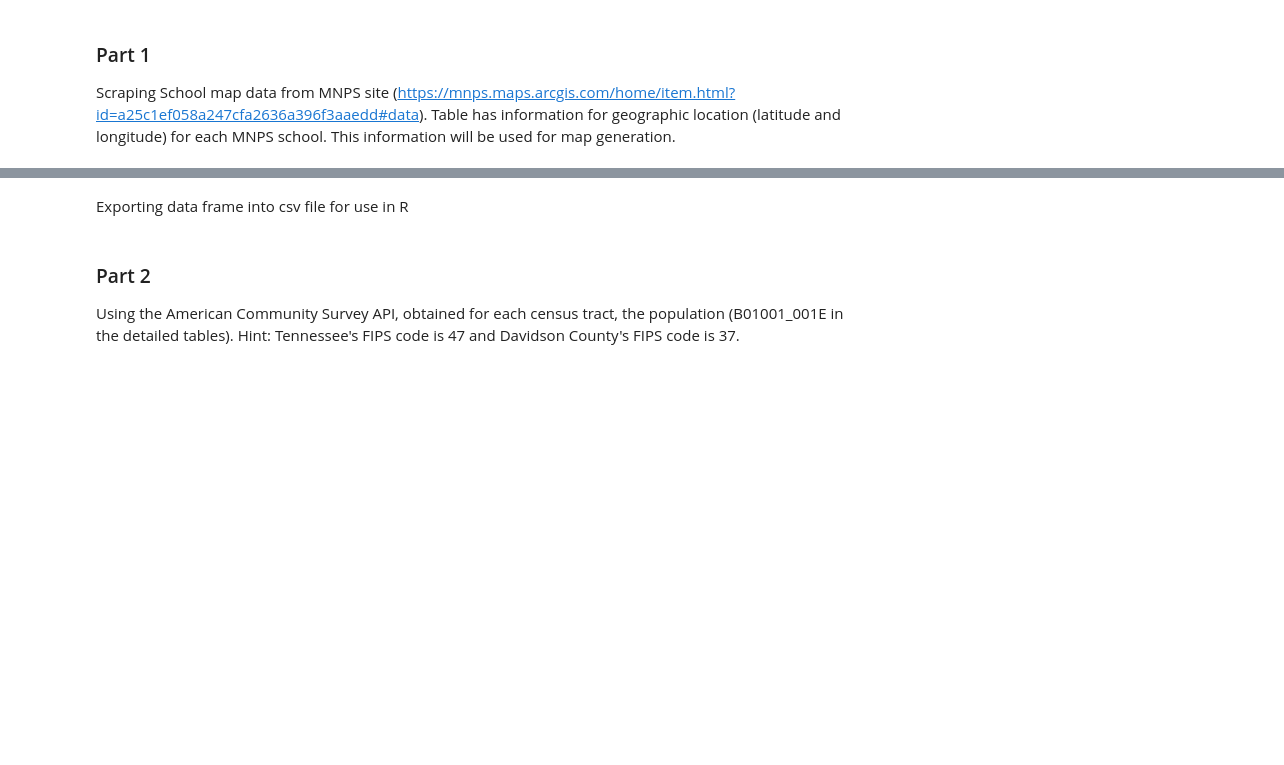
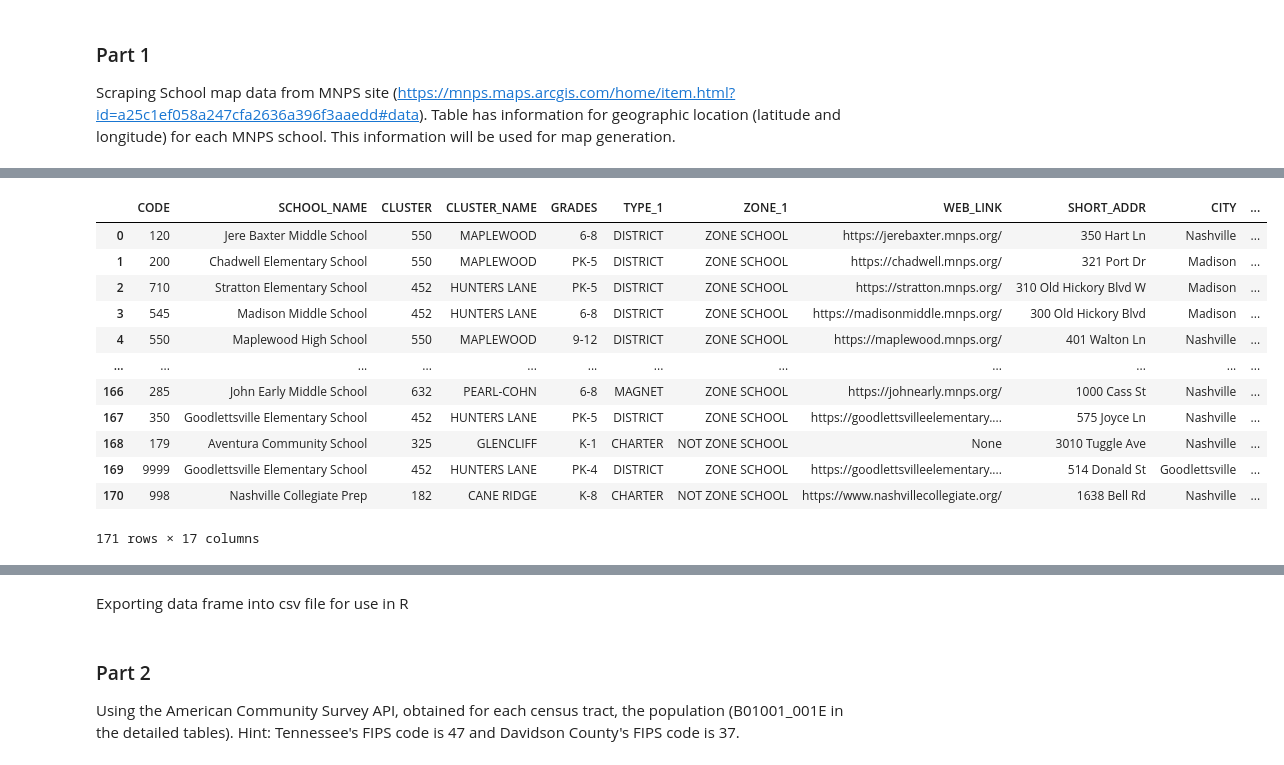
Before and after one commit to ashamaheshwari/Metropolitan-Nashville-School-Enrollement-, a Jupyter notebook: schools_map and census_tract_data.ipynb, the cells around one changed output, grey strips where cells are left out. Saved outputs shown, nothing was run; the diff lists cells and outputs as text; code cells hidden in the pictures; blank space fills up the shorter version.

Commit message:
Data prep

```diff
--- a/schools_map and census_tract_data.ipynb
+++ b/schools_map and census_tract_data.ipynb
@@ -11,5 +11,5 @@ URL = 'https://services.arcgis.com/GBzOxI4K7WHYqcYy/arcgis/rest/services/Schools
 # %%
 response = requests.get(URL)
 # %%
-School_map_data = pd.DataFrame([x['attributes'] for x in response.json()['features']])
+school_map_data = pd.DataFrame([x['attributes'] for x in response.json()['features']])
 # %%
@@ -73,0 +38,4 @@ school_enrollment
+# %%
+school_map_data = school_map_data.drop(columns = {'OBJECTID', 'SHORT_NAME', 'GR_TIER', 'NOTES','SCHBRD_DIST','SCHBRD_MBR', 'OPTIONSCH_CURR', 'OPTIONSCH_NEXT', 'OPTID_CURR', 'OPTID_NEXT', 'TN_HOUSE', 'TN_SENATE'})
+school_map_data = school_map_data.rename(columns = {'CLUS_NAME':'CLUSTER_NAME','LONG_':'LONGITUDE', 'LAT_':'LATITUDE'})
+school_map_data.info()
@@ -73,0 +80,19 @@ school_enrollment
+# %%
+school_map_data['ADDRESS'] = school_map_data.SHORT_ADDR.str.cat(school_map_data.CITY, sep=', ')
+school_map_data['ADDRESS'] = school_map_data['ADDRESS'].astype(str) + ', TN-'
+school_map_data['ADDRESS'] = school_map_data.ADDRESS.str.cat(school_map_data.ZIP, sep='')
+school_map_data
+# %% [output]
+|  | CODE | SCHOOL_NAME | CLUSTER | CLUSTER_NAME | GRADES | TYPE_1 | ZONE_1 | WEB_LINK | SHORT_ADDR | CITY | ... |
+| 0 | 120 | Jere Baxter Middle School | 550 | MAPLEWOOD | 6-8 | DISTRICT | ZONE SCHOOL | https://jerebaxter.mnps.org/ | 350 Hart Ln | Nashville | ... |
+| 1 | 200 | Chadwell Elementary School | 550 | MAPLEWOOD | PK-5 | DISTRICT | ZONE SCHOOL | https://chadwell.mnps.org/ | 321 Port Dr | Madison | ... |
+| 2 | 710 | Stratton Elementary School | 452 | HUNTERS LANE | PK-5 | DISTRICT | ZONE SCHOOL | https://stratton.mnps.org/ | 310 Old Hickory Blvd W | Madison | ... |
+| 3 | 545 | Madison Middle School | 452 | HUNTERS LANE | 6-8 | DISTRICT | ZONE SCHOOL | https://madisonmiddle.mnps.org/ | 300 Old Hickory Blvd | Madison | ... |
+| 4 | 550 | Maplewood High School | 550 | MAPLEWOOD | 9-12 | DISTRICT | ZONE SCHOOL | https://maplewood.mnps.org/ | 401 Walton Ln | Nashville | ... |
+| ... | ... | ... | ... | ... | ... | ... | ... | ... | ... | ... | ... |
+| 166 | 285 | John Early Middle School | 632 | PEARL-COHN | 6-8 | MAGNET | ZONE SCHOOL | https://johnearly.mnps.org/ | 1000 Cass St | Nashville | ... |
+| 167 | 350 | Goodlettsville Elementary School | 452 | HUNTERS LANE | PK-5 | DISTRICT | ZONE SCHOOL | https://goodlettsvilleelementary.... | 575 Joyce Ln | Nashville | ... |
+| 168 | 179 | Aventura Community School | 325 | GLENCLIFF | K-1 | CHARTER | NOT ZONE SCHOOL | None | 3010 Tuggle Ave | Nashville | ... |
+| 169 | 9999 | Goodlettsville Elementary School | 452 | HUNTERS LANE | PK-4 | DISTRICT | ZONE SCHOOL | https://goodlettsvilleelementary.... | 514 Donald St | Goodlettsville | ... |
+| 170 | 998 | Nashville Collegiate Prep | 182 | CANE RIDGE | K-8 | CHARTER | NOT ZONE SCHOOL | https://www.nashvillecollegiate.org/ | 1638 Bell Rd | Nashville | ... |
+171 rows × 17 columns
```
Also changed, not shown: parts of 29 cells of this notebook.
